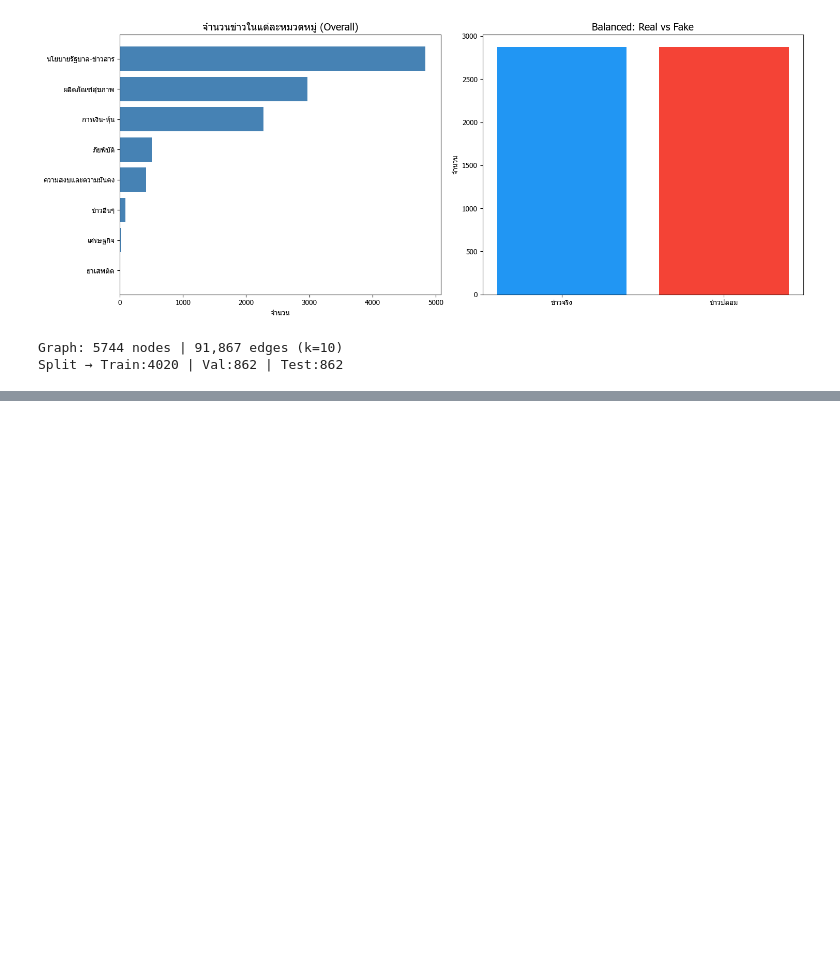
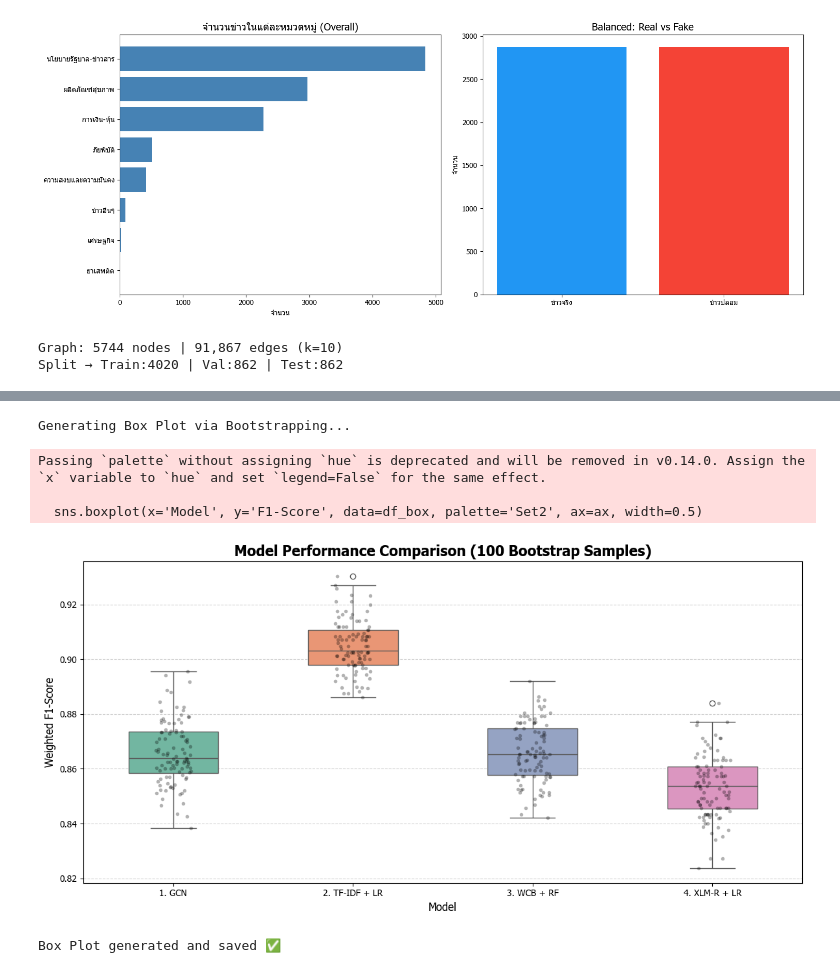
Before and after one commit to TtPeeraphat/Project_Thaifakenews, a Jupyter notebook: compare.ipynb, the cells around one changed output, grey strips where cells are left out. Cells and saved outputs as stored; diff of their text form; code cells hidden in the pictures; blank space fills up the shorter version.

```diff
--- a/compare.ipynb
+++ b/compare.ipynb
@@ -906,0 +924,63 @@ SECTION 9: BUILD TEMPORAL GRAPH
+# %%
+# ════════════════════════════════════════════════════════════════
+# แทรกเพิ่มใน PART 9 — Box Plot Comparison via Bootstrapping
+# ════════════════════════════════════════════════════════════════
+from sklearn.utils import resample
+
+print("\nGenerating Box Plot via Bootstrapping...")
+
+n_iterations = 100
+bootstrap_results = []
+
+# ✅ แก้ไขตรงนี้: แปลงคำทำนายทั้งหมดให้เป็น NumPy Array
+models_preds = {
+    '1. GCN': np.array(y_pred_gcn),
+    '2. TF-IDF + LR': np.array(y_pred_tfidf),
+    '3. WCB + RF': np.array(y_pred_rf),
+    '4. XLM-R + LR': np.array(y_pred_xlm)
+}
+
+# เผื่อไว้: ทำให้แน่ใจว่าเฉลย (true labels) ก็เป็น NumPy Array ด้วย
+y_test_base_np = np.array(y_test_base)
+
+for i in range(n_iterations):
+    # สุ่ม index ของชุดทดสอบ
+    indices = resample(np.arange(len(y_test_base_np)), replace=True, random_state=i)
+
+    true_labels = y_test_base_np[indices]
+
+    for model_name, preds in models_preds.items():
+        # ตอนนี้ preds เป็น NumPy Array แล้ว สามารถใช้ indices ดึงข้อมูลได้เลย
+        pred_labels = preds[indices]
+
+        score = f1_score(true_labels, pred_labels, average='weighted', zero_division=0)
+        bootstrap_results.append({
+            'Model': model_name,
+            'F1-Score': score
+        })
+
+df_box = pd.DataFrame(bootstrap_results)
+
+# ── สร้างกราฟ Box Plot ──────────────────────────────────────────
+fig, ax = plt.subplots(figsize=(12, 6))
+sns.boxplot(x='Model', y='F1-Score', data=df_box, palette='Set2', ax=ax, width=0.5)
+
+sns.stripplot(x='Model', y='F1-Score', data=df_box, color='black', alpha=0.3, jitter=True, size=4, ax=ax)
+
+ax.set_title('Model Performance Comparison (100 Bootstrap Samples)', fontsize=16, fontweight='bold')
+ax.set_xlabel('Model', fontsize=12)
+ax.set_ylabel('Weighted F1-Score', fontsize=12)
+ax.grid(axis='y', linestyle='--', alpha=0.6)
+
+plt.tight_layout()
+plt.savefig('img/graph_model_boxplot.png', dpi=150)
+plt.show()
+
+print("Box Plot generated and saved ✅")
+# %% [output]
+Generating Box Plot via Bootstrapping...
+Passing `palette` without assigning `hue` is deprecated and will be removed in v0.14.0. Assign the `x` variable to `hue` and set `legend=False` for the same effect.
+
+  sns.boxplot(x='Model', y='F1-Score', data=df_box, palette='Set2', ax=ax, width=0.5)
+[figure, added]
+Box Plot generated and saved ✅
```
Also changed, not shown: parts of 13 cells of this notebook, 11 other files.
